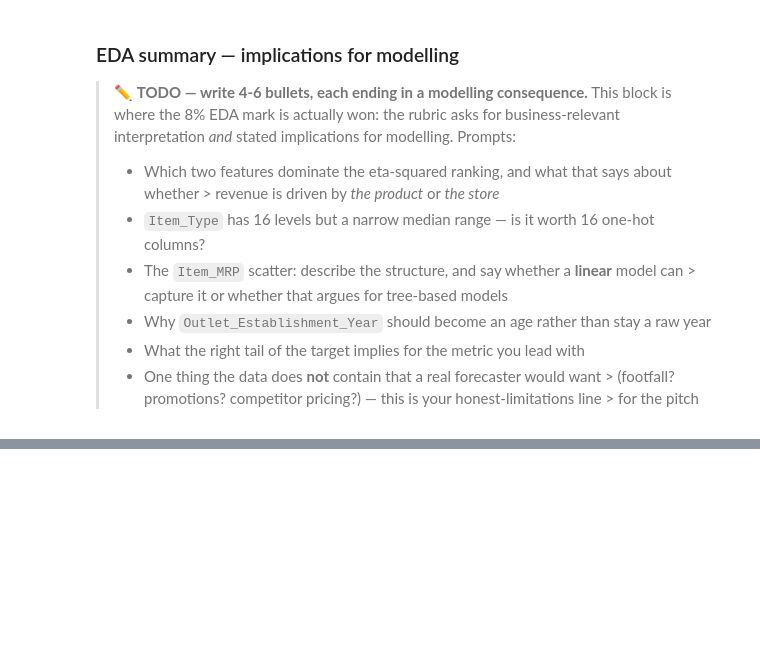
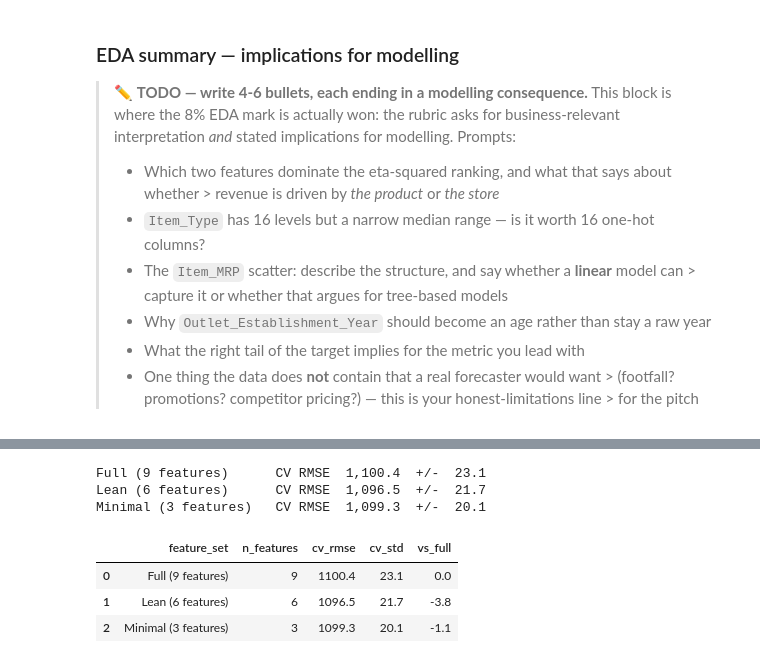
Before and after one commit to marcusteoh/bigmart-sales-forecaster, a Jupyter notebook: BigMart_Sales_Prediction.ipynb, the cells around one changed output, grey strips where cells are left out. Drawn from its saved outputs; the diff is of its cells as text; code cells hidden in the pictures; blank space fills up the shorter version.

```diff
--- a/BigMart_Sales_Prediction.ipynb
+++ b/BigMart_Sales_Prediction.ipynb
@@ -639,0 +966,10 @@ plt.show()
+# %%
+## Build and inspect the pipeline
+
+from sklearn import set_config
+from sklearn.linear_model import LinearRegression
+
+set_config(display='diagram')  # renders the pipeline as an inspectable diagram
+
+demo_pipeline = bp.build_pipeline(LinearRegression())
+demo_pipeline
@@ -639,0 +994,10 @@ plt.show()
+# %%
+## What does the data look like once it leaves the preprocessor?
+
+# Fit on TRAIN ONLY - this is the line that keeps the evaluation honest.
+demo_pipeline.fit(X_train, y_train)
+
+encoded_names = demo_pipeline.named_steps['prep'].get_feature_names_out()
+print(f'{X_train.shape[1]} raw columns -> {len(encoded_names)} model-ready features\n')
+for name in encoded_names:
+    print('  ', name)
@@ -639,0 +1034,53 @@ plt.show()
+# %%
+## Compare candidate feature sets by cross-validated RMSE
+
+from sklearn.ensemble import GradientBoostingRegressor
+from sklearn.model_selection import KFold, cross_val_score
+
+# One fixed model and one fixed fold assignment for every candidate set, so the only
+# thing changing between rows of the table is the feature list.
+cv = KFold(n_splits=5, shuffle=True, random_state=RANDOM_STATE)
+
+feature_sets = {
+    'Full (9 features)': (
+        ['Item_Weight', 'Item_Visibility', 'Item_MRP', 'Outlet_Age'],
+        ['Item_Fat_Content', 'Item_Type', 'Outlet_Size',
+         'Outlet_Location_Type', 'Outlet_Type'],
+    ),
+    'Lean (6 features)': (
+        ['Item_Visibility', 'Item_MRP', 'Outlet_Age'],
+        ['Outlet_Size', 'Outlet_Location_Type', 'Outlet_Type'],
+    ),
+    'Minimal (3 features)': (
+        ['Item_MRP', 'Outlet_Age'],
+        ['Outlet_Type'],
+    ),
+}
+
+results = []
+for label, (num_f, cat_f) in feature_sets.items():
+    pipe = bp.build_pipeline(
+        GradientBoostingRegressor(random_state=RANDOM_STATE), num_f, cat_f
+    )
+    scores = -cross_val_score(pipe, X_train, y_train, cv=cv,
+                              scoring='neg_root_mean_squared_error')
+    results.append({
+        'feature_set': label,
+        'n_features': len(num_f) + len(cat_f),
+        'cv_rmse': scores.mean(),
+        'cv_std': scores.std(),
+    })
+    print(f'{label:<22} CV RMSE {scores.mean():>8,.1f}  +/- {scores.std():>5,.1f}')
+
+selection = pd.DataFrame(results)
+selection['vs_full'] = (selection['cv_rmse'] - selection.loc[0, 'cv_rmse']).round(1)
+print()
+display(selection.round(1))
+# %% [output]
+Full (9 features)      CV RMSE  1,100.4  +/-  23.1
+Lean (6 features)      CV RMSE  1,096.5  +/-  21.7
+Minimal (3 features)   CV RMSE  1,099.3  +/-  20.1
+|  | feature_set | n_features | cv_rmse | cv_std | vs_full |
+| 0 | Full (9 features) | 9 | 1100.4 | 23.1 | 0.0 |
+| 1 | Lean (6 features) | 6 | 1096.5 | 21.7 | -3.8 |
+| 2 | Minimal (3 features) | 3 | 1099.3 | 20.1 | -1.1 |
```
Also changed, not shown: parts of 17 cells of this notebook, 1 other file.
